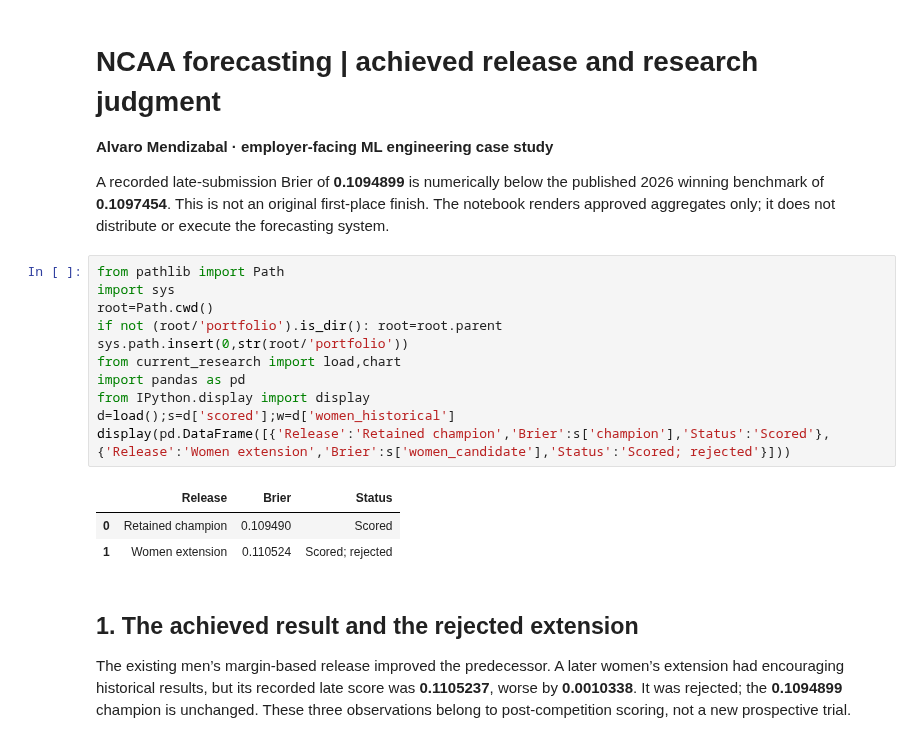
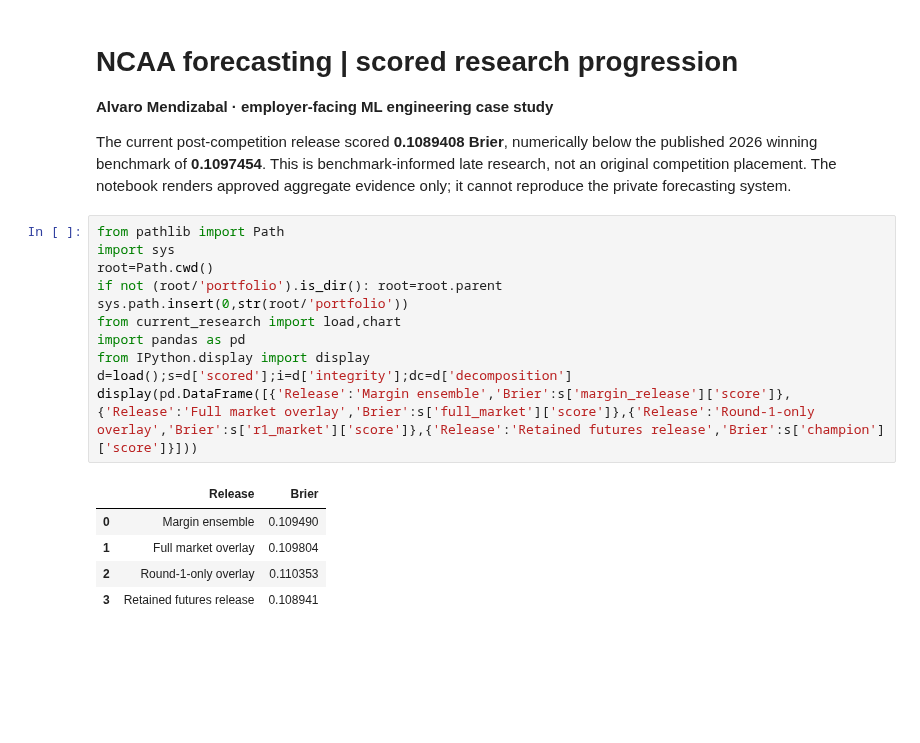
Before and after one commit to alvaromendizabal/march-machine-learning-mania-2026, a Jupyter notebook: portfolio/current_research.ipynb, the cells around one changed output. Cells and saved outputs as stored; diff of their text form; blank space fills up the shorter version.

Commit message:
Publish executed futures-champion case study and figures

```diff
--- a/portfolio/current_research.ipynb
+++ b/portfolio/current_research.ipynb
@@ -1,23 +1,22 @@
 # %% [markdown]
-# NCAA forecasting | achieved release and research judgment
+# NCAA forecasting | scored research progression
 **Alvaro Mendizabal · employer-facing ML engineering case study**
 
-A recorded late-submission Brier of **0.1094899** is numerically below the published 2026 winning benchmark of **0.1097454**. This is not an original first-place finish. The notebook renders approved aggregates only; it does not distribute or execute the forecasting system.
+The current post-competition release scored **0.1089408 Brier**, numerically below the published 2026 winning benchmark of **0.1097454**. This is benchmark-informed late research, not an original competition placement. The notebook renders approved aggregate evidence only; it cannot reproduce the private forecasting system.
 # %%
 from pathlib import Path
 import sys
 root=Path.cwd()
 if not (root/'portfolio').is_dir(): root=root.parent
 sys.path.insert(0,str(root/'portfolio'))
 from current_research import load,chart
 import pandas as pd
 from IPython.display import display
-d=load();s=d['scored'];w=d['women_historical']
-display(pd.DataFrame([{'Release':'Retained champion','Brier':s['champion'],'Status':'Scored'}, {'Release':'Women extension','Brier':s['women_candidate'],'Status':'Scored; rejected'}]))
+d=load();s=d['scored'];i=d['integrity'];dc=d['decomposition']
+display(pd.DataFrame([{'Release':'Margin ensemble','Brier':s['margin_release']['score']},{'Release':'Full market overlay','Brier':s['full_market']['score']},{'Release':'Round-1-only overlay','Brier':s['r1_market']['score']},{'Release':'Retained futures release','Brier':s['champion']['score']}]))
 # %% [output]
-|  | Release | Brier | Status |
-| 0 | Retained champion | 0.109490 | Scored |
-| 1 | Women extension | 0.110524 | Scored; rejected |
+|  | Release | Brier |
+| 0 | Margin ensemble | 0.109490 |
+| 1 | Full market overlay | 0.109804 |
+| 2 | Round-1-only overlay | 0.110353 |
+| 3 | Retained futures release | 0.108941 |
-# %% [markdown]
-## 1. The achieved result and the rejected extension
-The existing men’s margin-based release improved the predecessor. A later women’s extension had encouraging historical results, but its recorded late score was **0.1105237**, worse by **0.0010338**. It was rejected; the **0.1094899** champion is unchanged. These three observations belong to post-competition scoring, not a new prospective trial.
```
Also changed, not shown: parts of 24 cells of this notebook, 7 other files.
